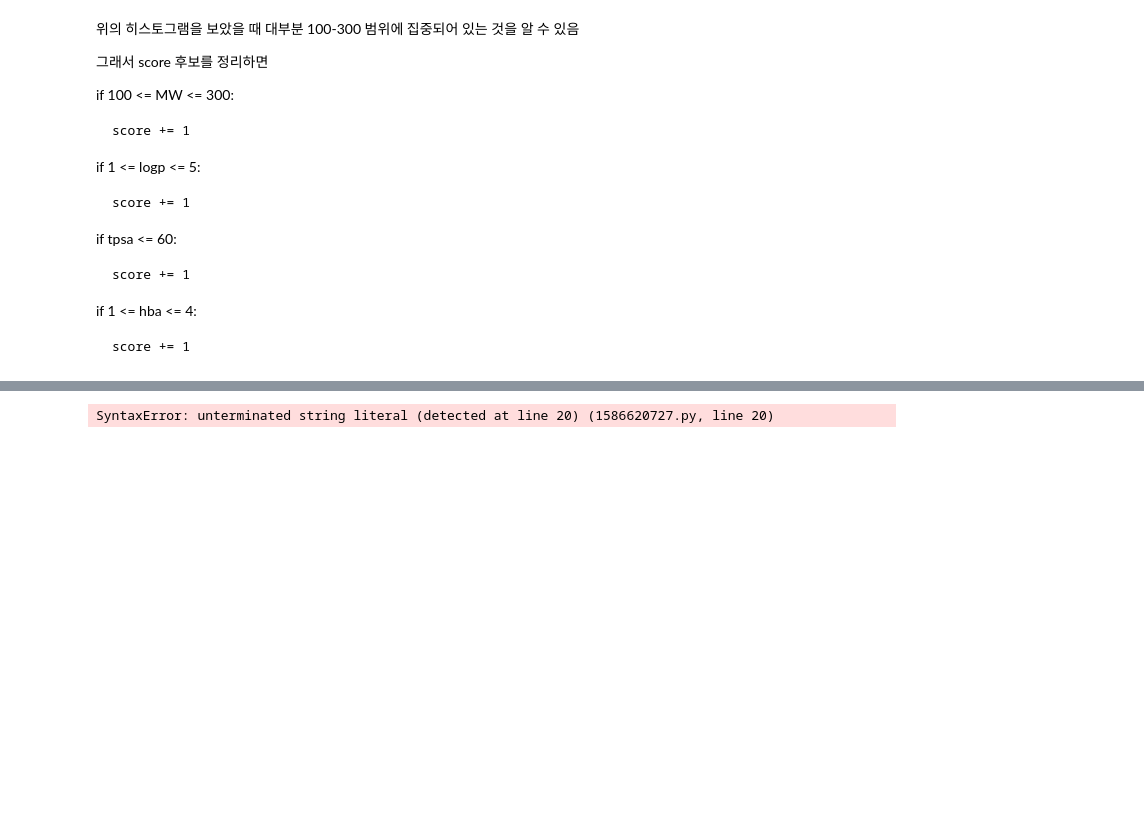
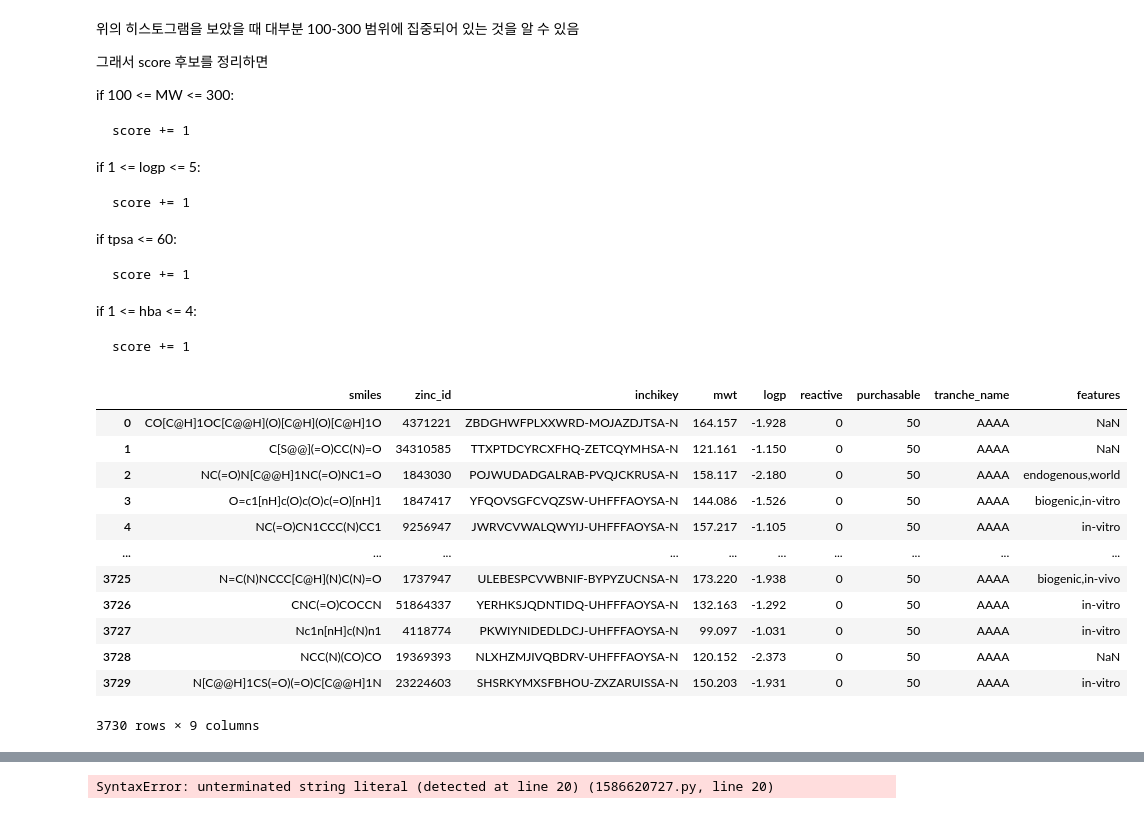
Before and after one commit to Hyeji-Shin-lab/2026-Algorithm, a Jupyter notebook: 신혜지_20251259_화학제품군.ipynb, the cells around one changed output, grey strips where cells are left out. Saved outputs shown, nothing was run; the diff lists cells and outputs as text; code cells hidden in the pictures; blank space fills up the shorter version.

```diff
--- a/신혜지_20251259_화학제품군.ipynb
+++ b/신혜지_20251259_화학제품군.ipynb
@@ -198,6 +198,26 @@ if tpsa <= 60:
 if 1 <= hba <= 4:
 
     score += 1
+# %%
+# zinc 읽기 - 폴더랑 파일이름
+
+zinc_df= pd.read_csv("zinc_db\AAAA.txt",sep="\t")
+# %%
+zinc_df
+# %% [output]
+|  | smiles | zinc_id | inchikey | mwt | logp | reactive | purchasable | tranche_name | features |
+| 0 | CO[C@H]1OC[C@@H](O)[C@H](O)[C@H]1O | 4371221 | ZBDGHWFPLXXWRD-MOJAZDJTSA-N | 164.157 | -1.928 | 0 | 50 | AAAA | NaN |
+| 1 | C[S@@](=O)CC(N)=O | 34310585 | TTXPTDCYRCXFHQ-ZETCQYMHSA-N | 121.161 | -1.150 | 0 | 50 | AAAA | NaN |
+| 2 | NC(=O)N[C@@H]1NC(=O)NC1=O | 1843030 | POJWUDADGALRAB-PVQJCKRUSA-N | 158.117 | -2.180 | 0 | 50 | AAAA | endogenous,world |
+| 3 | O=c1[nH]c(O)c(O)c(=O)[nH]1 | 1847417 | YFQOVSGFCVQZSW-UHFFFAOYSA-N | 144.086 | -1.526 | 0 | 50 | AAAA | biogenic,in-vitro |
+| 4 | NC(=O)CN1CCC(N)CC1 | 9256947 | JWRVCVWALQWYIJ-UHFFFAOYSA-N | 157.217 | -1.105 | 0 | 50 | AAAA | in-vitro |
+| ... | ... | ... | ... | ... | ... | ... | ... | ... | ... |
+| 3725 | N=C(N)NCCC[C@H](N)C(N)=O | 1737947 | ULEBESPCVWBNIF-BYPYZUCNSA-N | 173.220 | -1.938 | 0 | 50 | AAAA | biogenic,in-vivo |
+| 3726 | CNC(=O)COCCN | 51864337 | YERHKSJQDNTIDQ-UHFFFAOYSA-N | 132.163 | -1.292 | 0 | 50 | AAAA | in-vitro |
+| 3727 | Nc1n[nH]c(N)n1 | 4118774 | PKWIYNIDEDLDCJ-UHFFFAOYSA-N | 99.097 | -1.031 | 0 | 50 | AAAA | in-vitro |
+| 3728 | NCC(N)(CO)CO | 19369393 | NLXHZMJIVQBDRV-UHFFFAOYSA-N | 120.152 | -2.373 | 0 | 50 | AAAA | NaN |
+| 3729 | N[C@@H]1CS(=O)(=O)C[C@@H]1N | 23224603 | SHSRKYMXSFBHOU-ZXZARUISSA-N | 150.203 | -1.931 | 0 | 50 | AAAA | in-vitro |
+3730 rows × 9 columns
 # %%
 # task 1. negative data 준비
 
```
Also changed, not shown: parts of 2 cells of this notebook.
